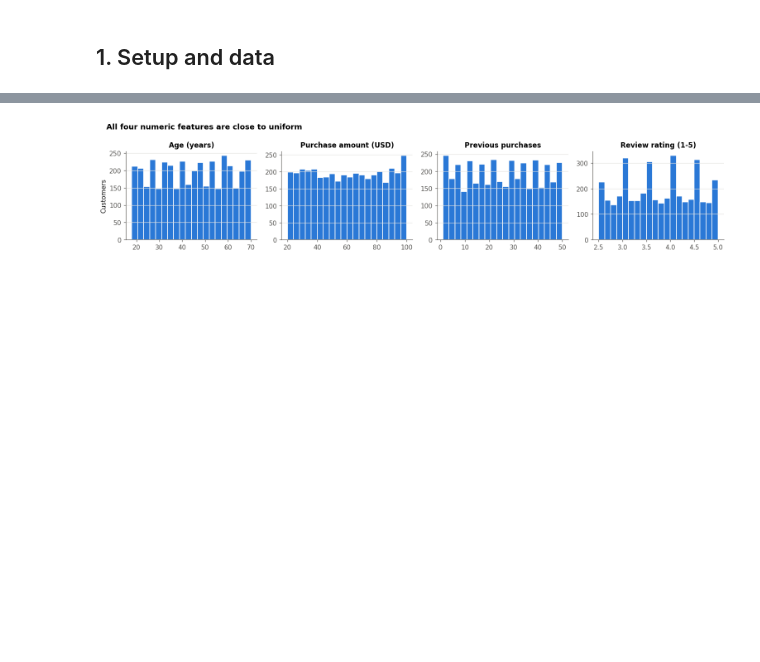
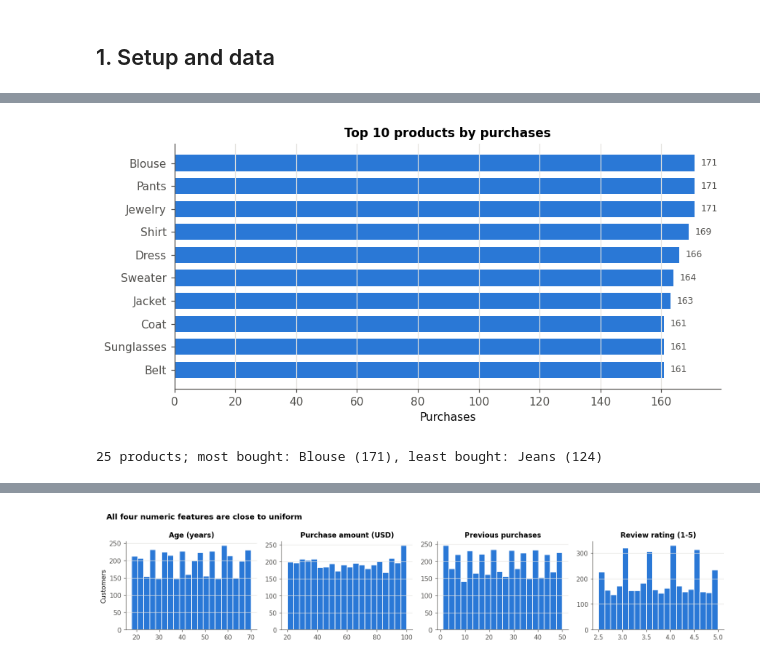
Before and after one commit to RatanaSovann/customer-segmentation, a Jupyter notebook: customer_segmentation.ipynb, the cells around one changed output, grey strips where cells are left out. Drawn from its saved outputs; the diff is of its cells as text; code cells hidden in the pictures; blank space fills up the shorter version.

```diff
--- a/customer_segmentation.ipynb
+++ b/customer_segmentation.ipynb
@@ -86,0 +96,43 @@ df.describe(include='all').T
+# %%
+from matplotlib.colors import LinearSegmentedColormap
+from scipy.stats import chi2_contingency
+
+SEQUENTIAL = LinearSegmentedColormap.from_list("blues", ["#f3f7fc", "#2a78d6", "#123a70"])
+
+def chi_square(a, b):
+    # p-value of a chi-square test of independence between two categorical columns
+    return chi2_contingency(pd.crosstab(df[a], df[b]))[1]
+
+def heatmap(ax, table, fmt, cbar_label):
+    # scale starts at 0 so small differences look as small as they are
+    im = ax.imshow(table.values, cmap=SEQUENTIAL, aspect="auto", vmin=0)
+    ax.set_xticks(range(table.shape[1]), table.columns)
+    ax.set_yticks(range(table.shape[0]), table.index)
+    ax.grid(False)
+    for s in ax.spines.values():
+        s.set_visible(False)
+    mid = table.values.max() / 2
+    for i in range(table.shape[0]):
+        for j in range(table.shape[1]):
+            v = table.iat[i, j]
+            ax.text(j, i, format(v, fmt), ha="center", va="center", fontsize=8,
+                    color="white" if v > mid else INK)
+    plt.colorbar(im, ax=ax, shrink=0.8, label=cbar_label)
+
+FREQ_ORDER = ["Weekly", "Bi-Weekly", "Fortnightly", "Monthly", "Quarterly", "Every 3 Months", "Annually"]
+df["age_group"] = pd.cut(df.age, [17, 30, 45, 60, 70], labels=["18-30", "31-45", "46-60", "61-70"])
+# %%
+top = df.item_purchased.value_counts()
+fig, ax = plt.subplots(figsize=(8, 4))
+ax.barh(top.index[:10][::-1], top.values[:10][::-1], color=SEGMENT_COLORS[0], height=0.7)
+ax.set(xlabel="Purchases", title="Top 10 products by purchases")
+ax.grid(axis="y", visible=False)
+for y, v in enumerate(top.values[:10][::-1]):
+    ax.text(v + 2, y, str(v), va="center", fontsize=8, color=MUTED)
+fig.tight_layout()
+fig.savefig(IMAGES / "eda_top_products.png")
+plt.show()
+print(f"{top.size} products; most bought: {top.index[0]} ({top.iloc[0]}), least bought: {top.index[-1]} ({top.iloc[-1]})")
+# %% [output]
+[figure, added]
+25 products; most bought: Blouse (171), least bought: Jeans (124)
```
Also changed, not shown: parts of 15 cells of this notebook, 11 other files.
